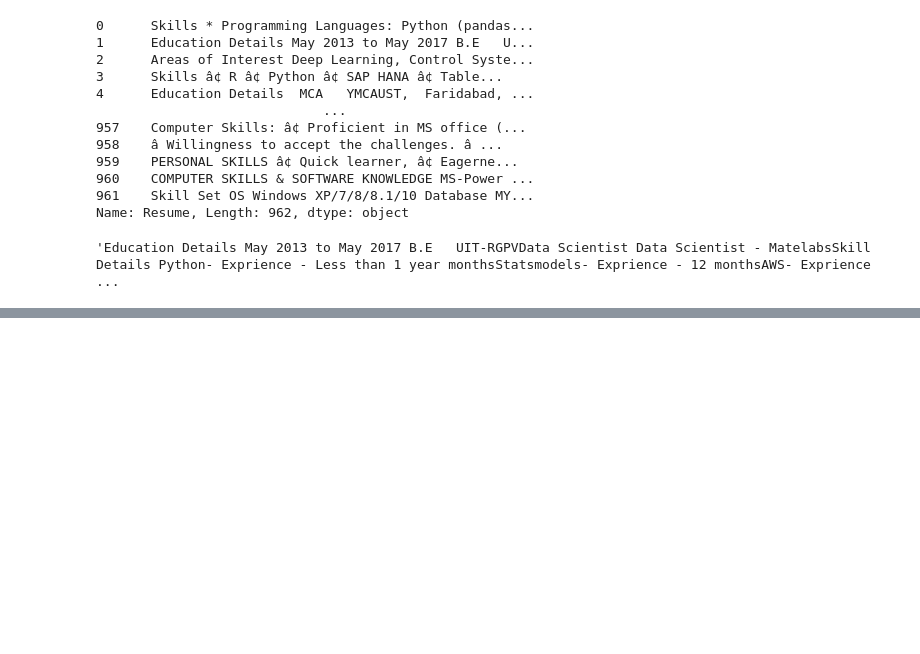
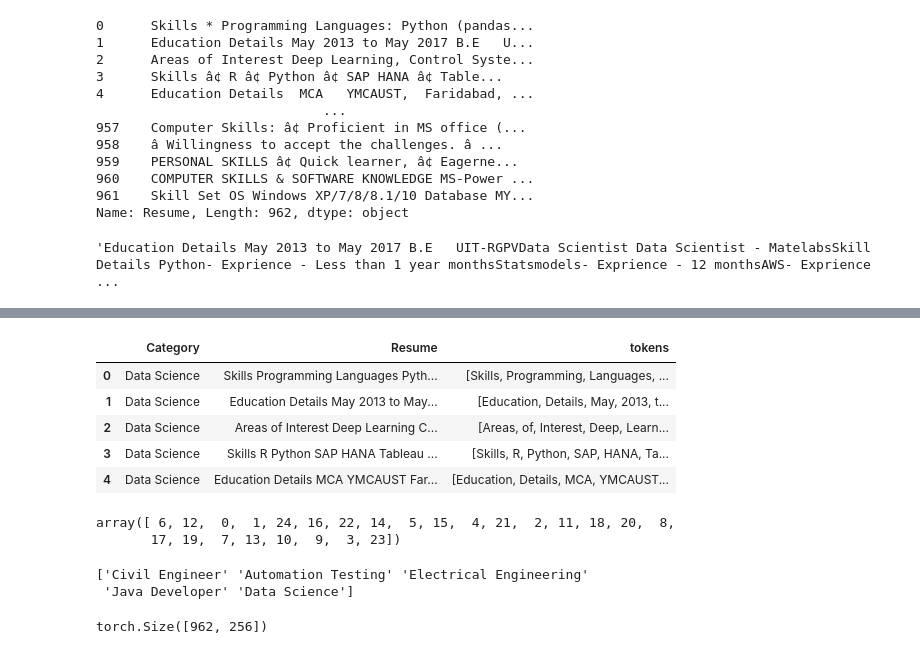
Before and after one commit to piotr15q/CV_ckecker, a Jupyter notebook: CV_checker.ipynb, the cells around one changed output, grey strips where cells are left out. Cells and saved outputs as stored; diff of their text form; code cells hidden in the pictures; blank space fills up the shorter version.

```diff
--- a/CV_checker.ipynb
+++ b/CV_checker.ipynb
@@ -169,0 +212,19 @@ df["Resume"][1]
+# %%
+df.head()
+# %% [output]
+|  | Category | Resume | tokens |
+| 0 | Data Science | Skills Programming Languages Pyth... | [Skills, Programming, Languages, ... |
+| 1 | Data Science | Education Details May 2013 to May... | [Education, Details, May, 2013, t... |
+| 2 | Data Science | Areas of Interest Deep Learning C... | [Areas, of, Interest, Deep, Learn... |
+| 3 | Data Science | Skills R Python SAP HANA Tableau ... | [Skills, R, Python, SAP, HANA, Ta... |
+| 4 | Data Science | Education Details MCA YMCAUST Far... | [Education, Details, MCA, YMCAUST... |
+# %%
+from sklearn import preprocessing
+
+label_encoder = preprocessing.LabelEncoder()
+df['labels']= label_encoder.fit_transform(df['Category'])
+
+df['labels'].unique()
+# %% [output]
+array([ 6, 12,  0,  1, 24, 16, 22, 14,  5, 15,  4, 21,  2, 11, 18, 20,  8,
+       17, 19,  7, 13, 10,  9,  3, 23])
@@ -169,0 +233,6 @@ df["Resume"][1]
+# %%
+categories = label_encoder.inverse_transform([5, 2, 11, 15, 6])
+print(categories)
+# %% [output]
+['Civil Engineer' 'Automation Testing' 'Electrical Engineering'
+ 'Java Developer' 'Data Science']
@@ -169,0 +241,4 @@ df["Resume"][1]
+# %%
+tokens['input_ids'].shape
+# %% [output]
+torch.Size([962, 256])
```
Also changed, not shown: parts of 17 cells of this notebook.
